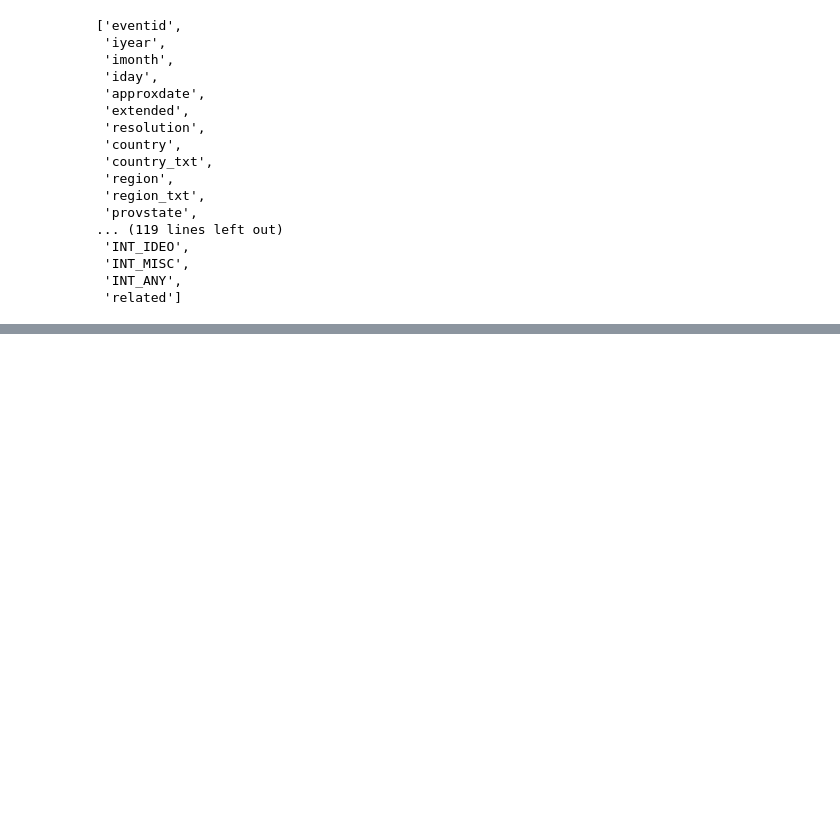
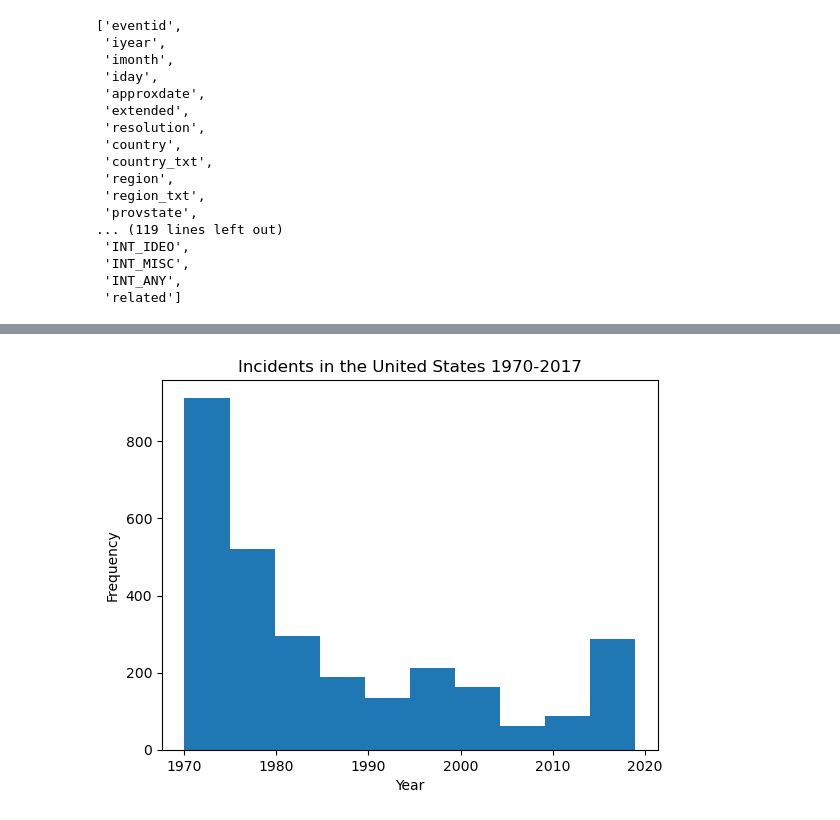
Before and after one commit to Khaleeb/GTDFinal, a Jupyter notebook: messy-global-terrorism-analysis.ipynb, the cells around one changed output, grey strips where cells are left out. Cells and saved outputs as stored; diff of their text form; code cells hidden in the pictures; blank space fills up the shorter version.

```diff
--- a/messy-global-terrorism-analysis.ipynb
+++ b/messy-global-terrorism-analysis.ipynb
@@ -81,0 +226,3 @@ Name: country_txt, dtype: int64
+# %%
+UnitedStatesIncidents = cleaned[cleaned['country_txt'] == 'United States']
+UnitedStatesIncidents
@@ -81,0 +243,9 @@ Name: country_txt, dtype: int64
+# %%
+plt.clf()
+plt.hist(UnitedStatesIncidents["iyear"], bins=10)
+plt.title("Incidents in the United States 1970-2017")
+plt.xlabel("Year")
+plt.ylabel("Frequency")
+plt.show()
+# %% [output]
+[figure, added]
```
Also changed, not shown: parts of 16 cells of this notebook, 1 other file.
